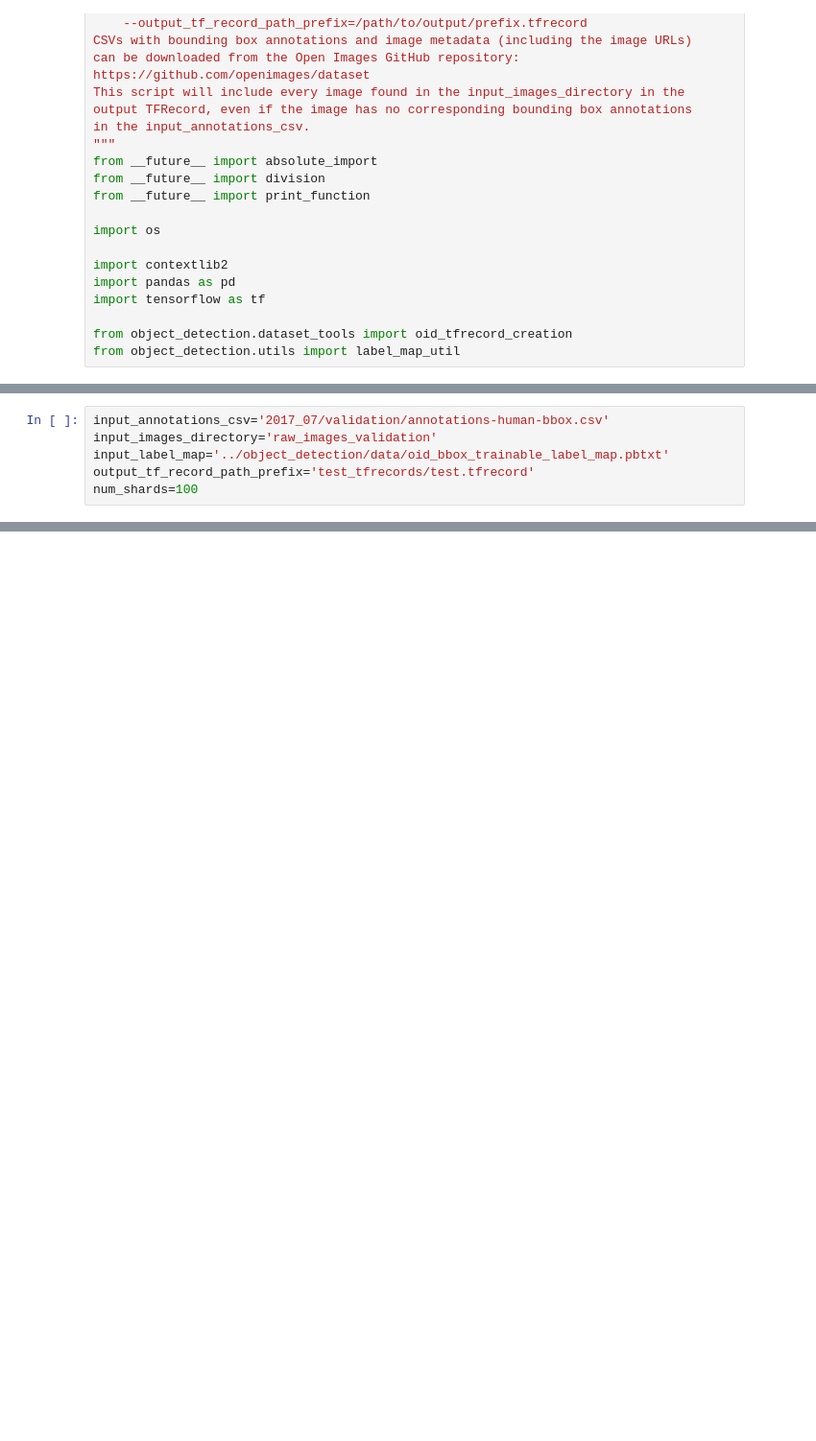
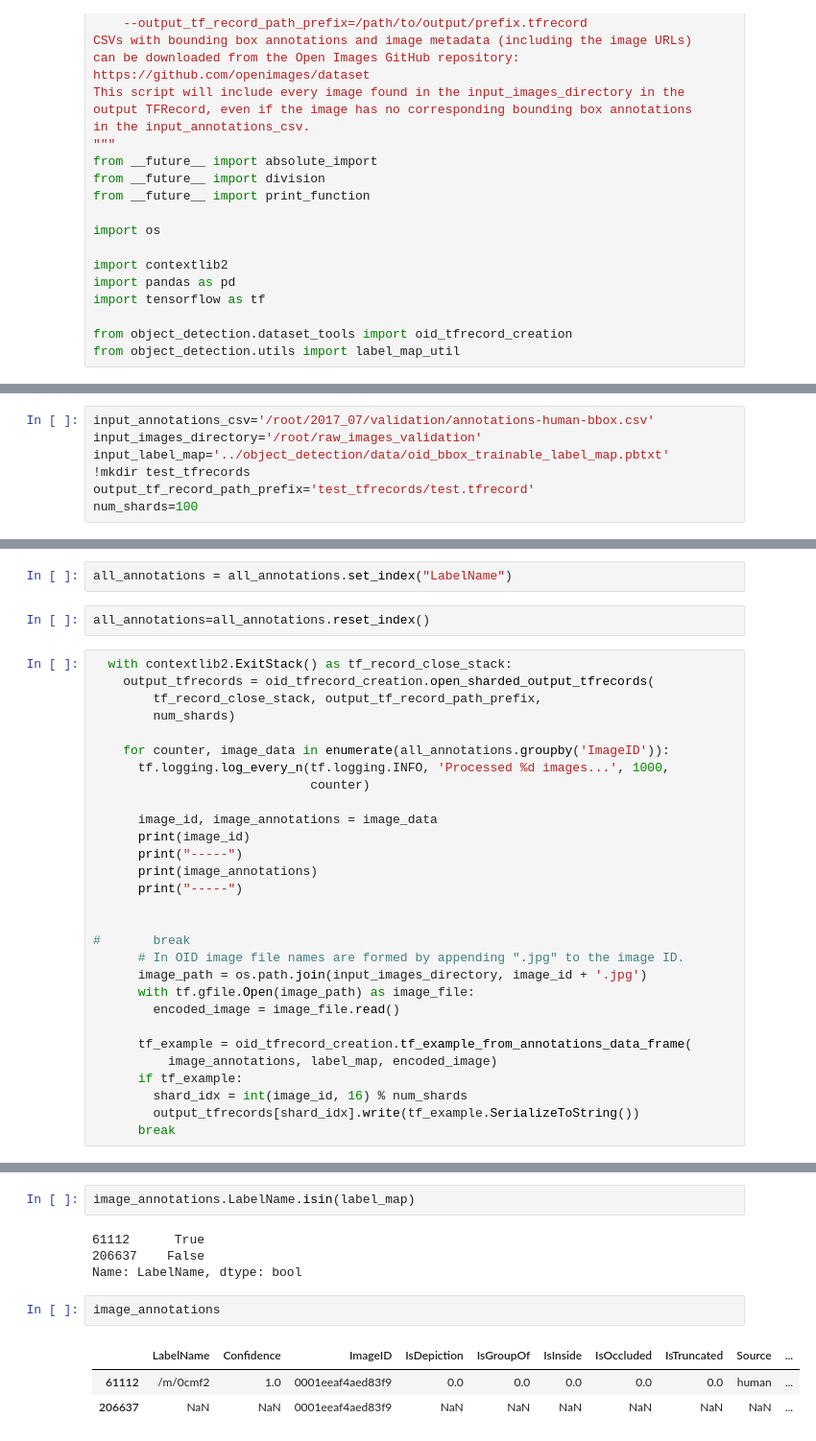
Before and after one commit to qoo/models, a Jupyter notebook: research/object_detection/create_oid_tf_record-test.ipynb, the cells around one changed output, grey strips where cells are left out. Shown at 96% size. Cells and saved outputs as stored; diff of their text form; blank space fills up the shorter version.

```diff
--- a/research/object_detection/create_oid_tf_record-test.ipynb
+++ b/research/object_detection/create_oid_tf_record-test.ipynb
@@ -43,6 +41,7 @@ DuplicateFlagError: The flag 'input_annotations_csv' is defined twice. First fro
 # %%
-input_annotations_csv='2017_07/validation/annotations-human-bbox.csv'
-input_images_directory='raw_images_validation'
+input_annotations_csv='/root/2017_07/validation/annotations-human-bbox.csv'
+input_images_directory='/root/raw_images_validation'
 input_label_map='../object_detection/data/oid_bbox_trainable_label_map.pbtxt'
+!mkdir test_tfrecords
 output_tf_record_path_prefix='test_tfrecords/test.tfrecord'
 num_shards=100
@@ -67,0 +74,33 @@ IOError: [Errno 2] File 2017_07/validation/annotations-human-bbox.csv does not e
+# %%
+all_annotations = all_annotations.set_index("LabelName")
+# %%
+all_annotations=all_annotations.reset_index()
+# %%
+  with contextlib2.ExitStack() as tf_record_close_stack:
+    output_tfrecords = oid_tfrecord_creation.open_sharded_output_tfrecords(
+        tf_record_close_stack, output_tf_record_path_prefix,
+        num_shards)
+
+    for counter, image_data in enumerate(all_annotations.groupby('ImageID')):
+      tf.logging.log_every_n(tf.logging.INFO, 'Processed %d images...', 1000,
+                             counter)
+
+      image_id, image_annotations = image_data
+      print(image_id)
+      print("-----")
+      print(image_annotations)
+      print("-----")
+
+
+#       break
+      # In OID image file names are formed by appending ".jpg" to the image ID.
+      image_path = os.path.join(input_images_directory, image_id + '.jpg')
+      with tf.gfile.Open(image_path) as image_file:
+        encoded_image = image_file.read()
+
+      tf_example = oid_tfrecord_creation.tf_example_from_annotations_data_frame(
+          image_annotations, label_map, encoded_image)
+      if tf_example:
+        shard_idx = int(image_id, 16) % num_shards
+        output_tfrecords[shard_idx].write(tf_example.SerializeToString())
+      break
@@ -67,0 +123,12 @@ IOError: [Errno 2] File 2017_07/validation/annotations-human-bbox.csv does not e
+# %%
+image_annotations.LabelName.isin(label_map)
+# %% [output]
+61112      True
+206637    False
+Name: LabelName, dtype: bool
+# %%
+image_annotations
+# %% [output]
+|  | LabelName | Confidence | ImageID | IsDepiction | IsGroupOf | IsInside | IsOccluded | IsTruncated | Source | ... |
+| 61112 | /m/0cmf2 | 1.0 | 0001eeaf4aed83f9 | 0.0 | 0.0 | 0.0 | 0.0 | 0.0 | human | ... |
+| 206637 | NaN | NaN | 0001eeaf4aed83f9 | NaN | NaN | NaN | NaN | NaN | NaN | ... |
```
Also changed, not shown: parts of 5 cells of this notebook, 2 other files.
